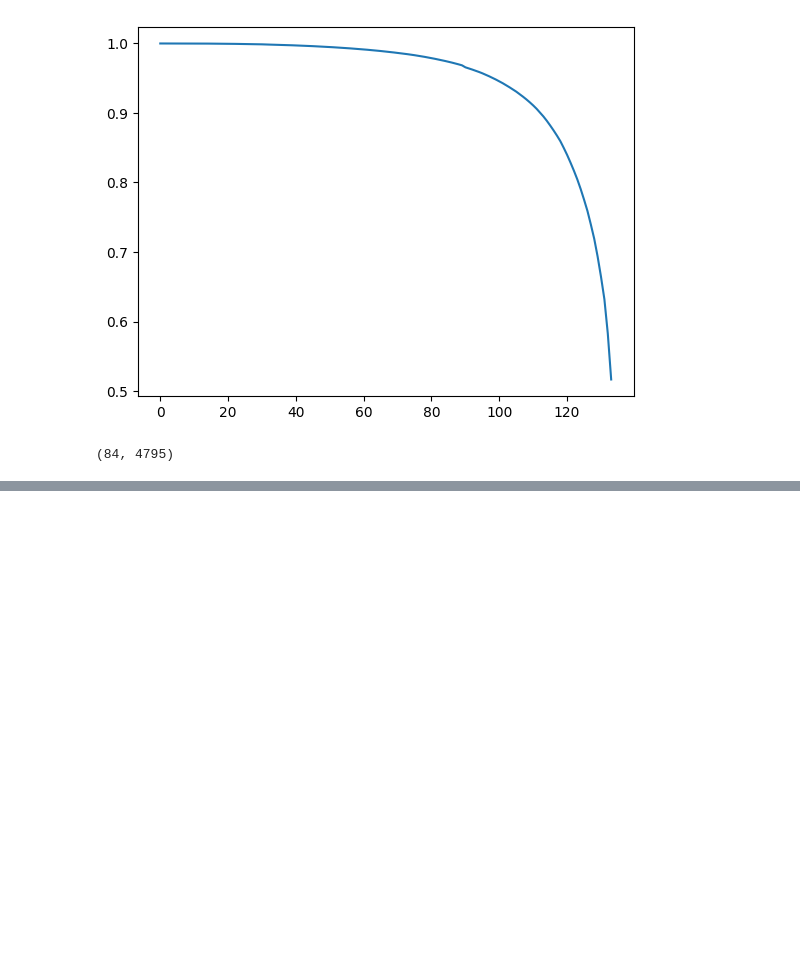
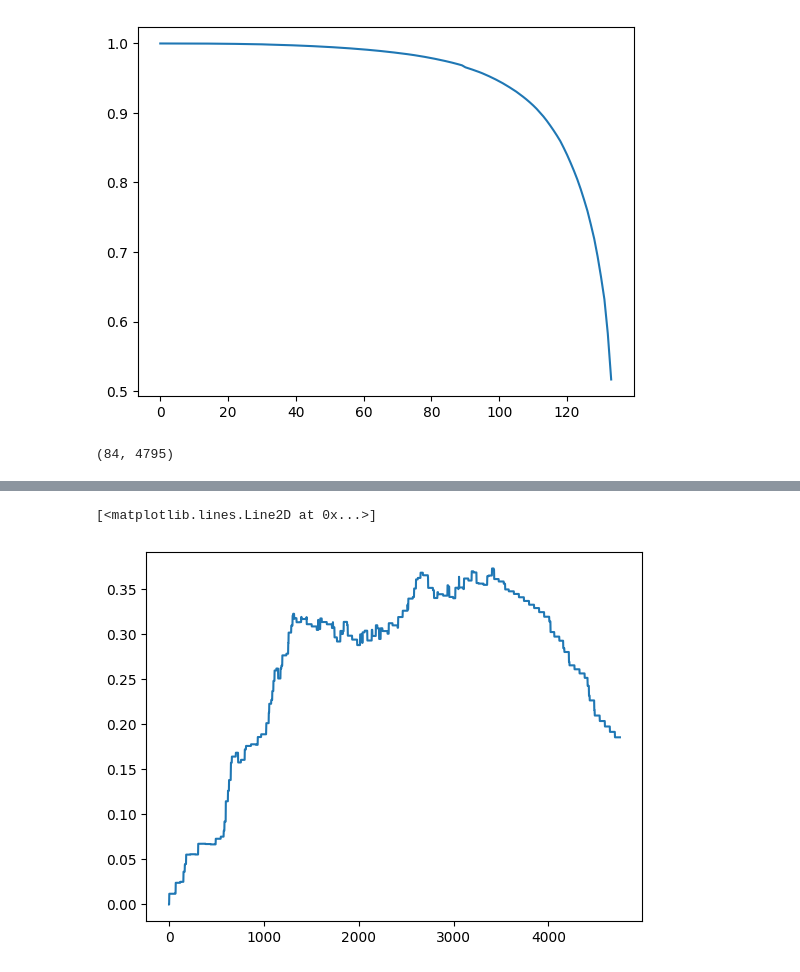
Before and after one commit to viksa98/variational_spyct, a Jupyter notebook: notebooks/04_R_Survival_datasets.ipynb, the cells around one changed output, grey strips where cells are left out. Saved outputs shown, nothing was run; the diff lists cells and outputs as text; code cells hidden in the pictures; blank space fills up the shorter version.

```diff
--- a/notebooks/04_R_Survival_datasets.ipynb
+++ b/notebooks/04_R_Survival_datasets.ipynb
@@ -221,0 +230,15 @@ from pysurvival.models.multi_task import LinearMultiTaskModel
+# %%
+predicted_mtlr = mtlr.predict_survival(X_test)
+transformed_predictions_mtlr = fix_predictions(predicted_mtlr, mtlr.times, int(T_train.max()))
+for i in range(transformed_predictions_mtlr.shape[0]):
+    for j in range(transformed_predictions_mtlr.shape[1]):
+        if transformed_predictions_mtlr[i, j] < 0:
+            transformed_predictions_mtlr[i, j] = 0
+        if transformed_predictions_mtlr[i, j] > 1:
+            transformed_predictions_mtlr[i, j] = 1
+# %%
+bs_test_mtlr = calculate_bs((transformed_predictions_mtlr, y_test))
+plt.plot(bs_test_mtlr[41:], label='Multi-task Linear Regression')
+# %% [output]
+[<matplotlib.lines.Line2D at 0x...>]
+[figure, added]
```
Also changed, not shown: parts of 18 cells of this notebook, 5 other files.
